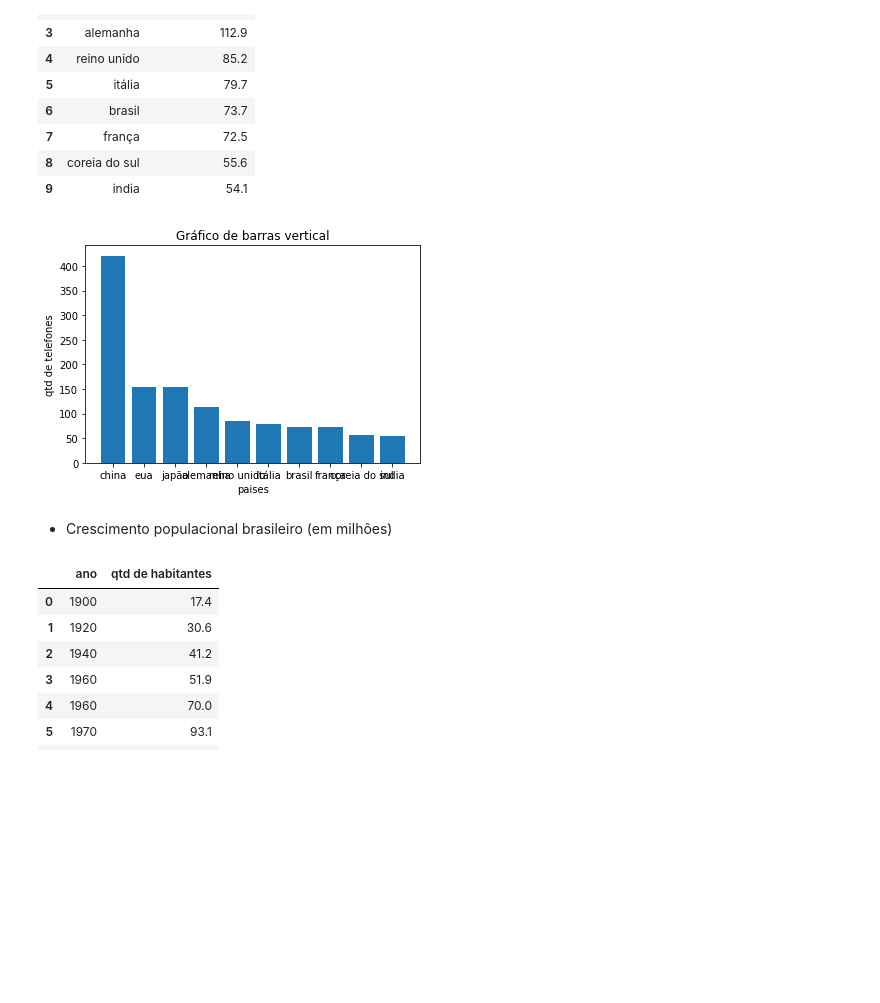
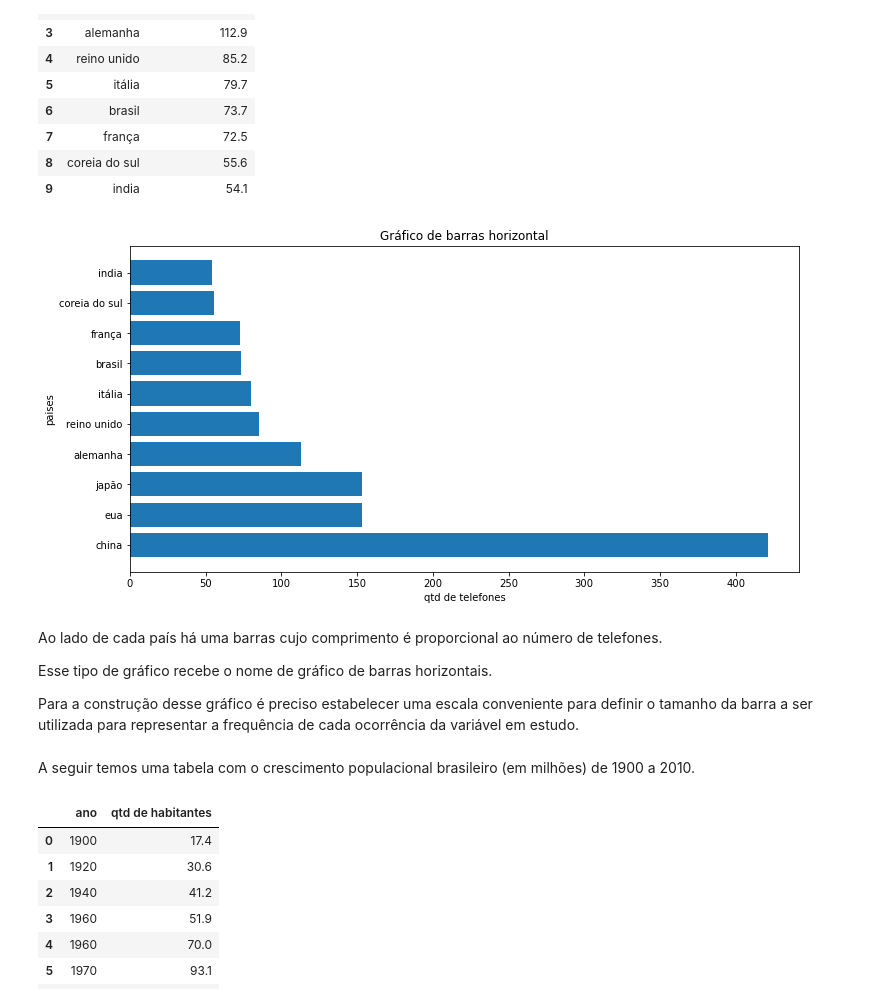
Before and after one commit to jesusossian/statistic_fund, a Jupyter notebook: notebook/estatistica02_descritiva.ipynb, the cells around one changed output. Cells and saved outputs as stored; diff of their text form; code cells hidden in the pictures; blank space fills up the shorter version.

```diff
--- a/notebook/estatistica02_descritiva.ipynb
+++ b/notebook/estatistica02_descritiva.ipynb
@@ -83,24 +97,30 @@ df
 | 8 | coreia do sul | 55.6 |
 | 9 | india | 54.1 |
 # %%
-fig, ax = plt.subplots(figsize=(6, 4))
+fig, ax = plt.subplots(figsize=(12, 6))
 
 x = list(df["pais"])
 y = list(df["qtd de telefones"])
 
-plt.bar(x,y)
+plt.barh(x,y)
 
-ax.set_title('Gráfico de barras vertical')
-ax.set_xlabel('paises')
-ax.set_ylabel('qtd de telefones')
+ax.set_title('Gráfico de barras horizontal')
+ax.set_xlabel('qtd de telefones')
+ax.set_ylabel('paises')
 
-fig.savefig('images/grafico1_barras_vertical.jpg')
+#fig.savefig('images/grafico1_barras_horizontal.jpg')
 
 plt.show()
 # %% [output]
-[figure, old version]
+[figure, new version]
-# %% [markdown]
--  Crescimento populacional brasileiro (em milhões)
+# %% [markdown]
+Ao lado de cada país há uma barras cujo comprimento é proporcional ao número de telefones.
+
+Esse tipo de gráfico recebe o nome de gráfico de barras horizontais.
+
+Para a construção desse gráfico é preciso estabelecer uma escala conveniente para definir o tamanho da barra a ser utilizada para representar a frequência de cada ocorrência da variável em estudo.
+# %% [markdown]
+A seguir temos uma tabela com o crescimento populacional brasileiro (em milhões) de 1900 a 2010.
 # %%
 # dataframe
 
```
Also changed, not shown: parts of 30 cells of this notebook, 2 other files.
